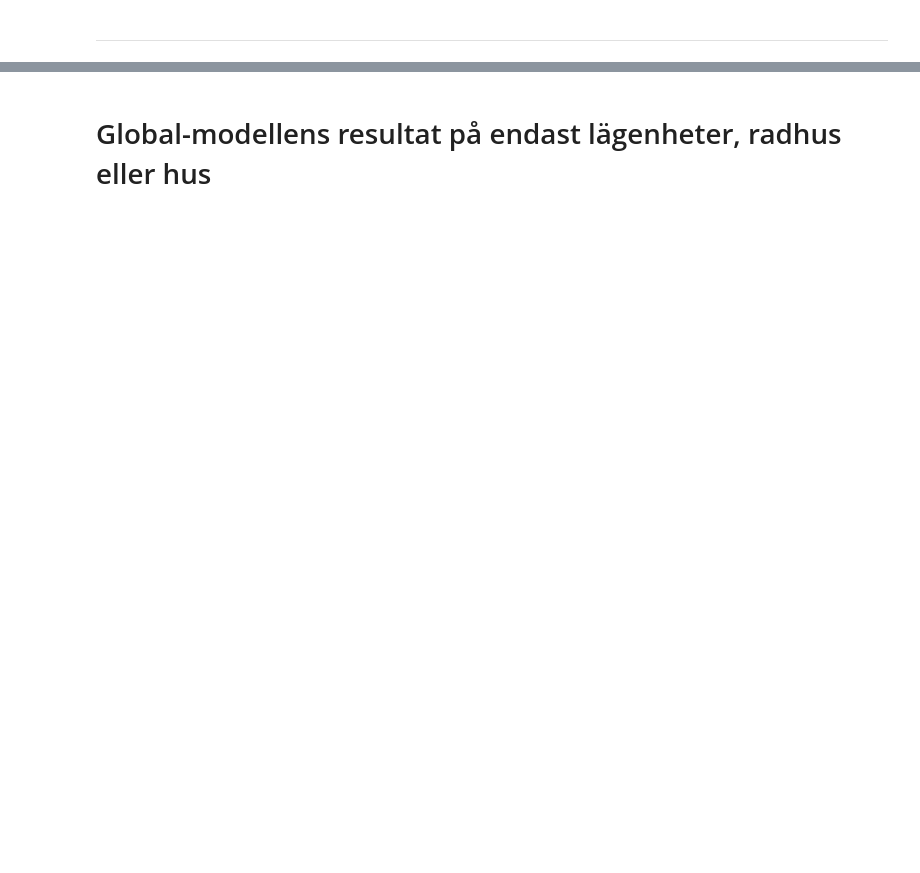
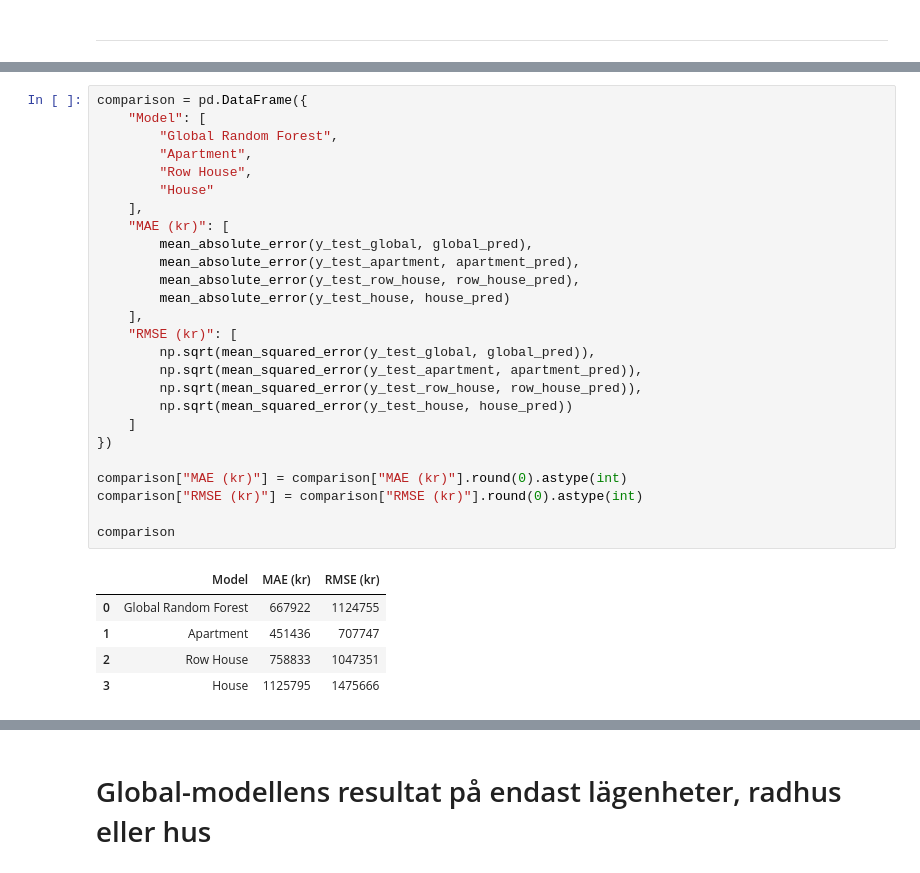
Before and after one commit to Mezea11/bostadskollen, a Jupyter notebook: notebooks/model_training.ipynb, the cells around one changed output, grey strips where cells are left out. Drawn from its saved outputs; the diff is of its cells as text; blank space fills up the shorter version.

```diff
--- a/notebooks/model_training.ipynb
+++ b/notebooks/model_training.ipynb
@@ -307,0 +310,32 @@ Härnäst ska jag testa hur den globala modellen är på att förutspå endast l
+# %%
+comparison = pd.DataFrame({
+    "Model": [
+        "Global Random Forest",
+        "Apartment",
+        "Row House",
+        "House"
+    ],
+    "MAE (kr)": [
+        mean_absolute_error(y_test_global, global_pred),
+        mean_absolute_error(y_test_apartment, apartment_pred),
+        mean_absolute_error(y_test_row_house, row_house_pred),
+        mean_absolute_error(y_test_house, house_pred)
+    ],
+    "RMSE (kr)": [
+        np.sqrt(mean_squared_error(y_test_global, global_pred)),
+        np.sqrt(mean_squared_error(y_test_apartment, apartment_pred)),
+        np.sqrt(mean_squared_error(y_test_row_house, row_house_pred)),
+        np.sqrt(mean_squared_error(y_test_house, house_pred))
+    ]
+})
+
+comparison["MAE (kr)"] = comparison["MAE (kr)"].round(0).astype(int)
+comparison["RMSE (kr)"] = comparison["RMSE (kr)"].round(0).astype(int)
+
+comparison
+# %% [output]
+|  | Model | MAE (kr) | RMSE (kr) |
+| 0 | Global Random Forest | 667922 | 1124755 |
+| 1 | Apartment | 451436 | 707747 |
+| 2 | Row House | 758833 | 1047351 |
+| 3 | House | 1125795 | 1475666 |
```
Also changed, not shown: parts of 22 cells of this notebook, 6 other files.
